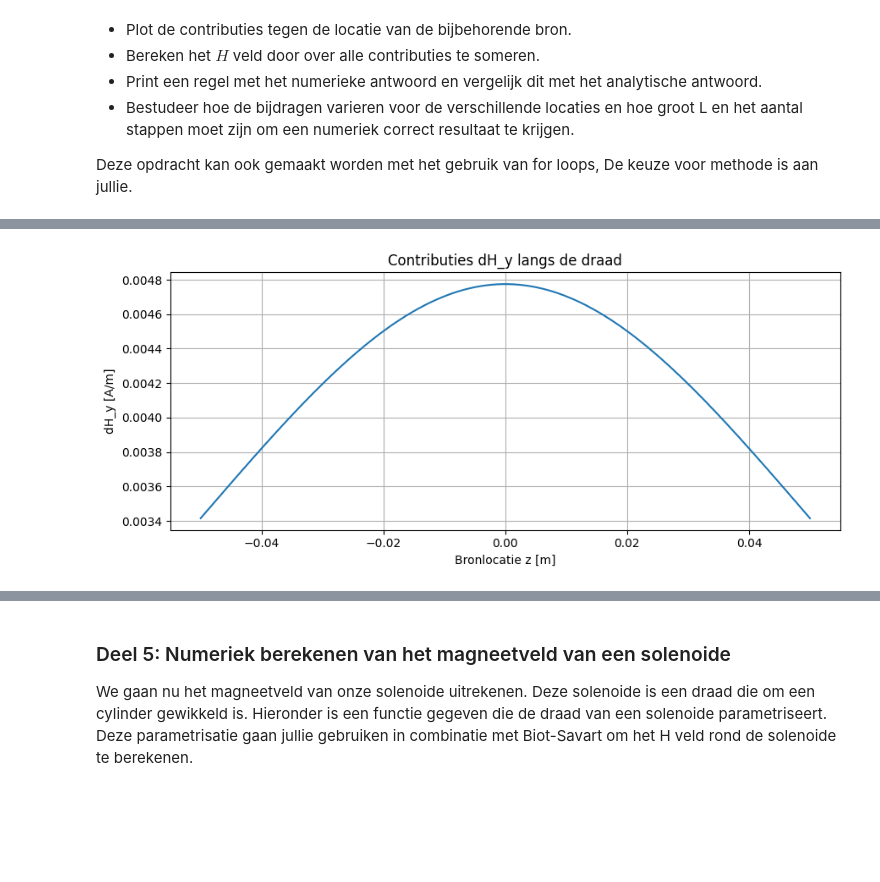
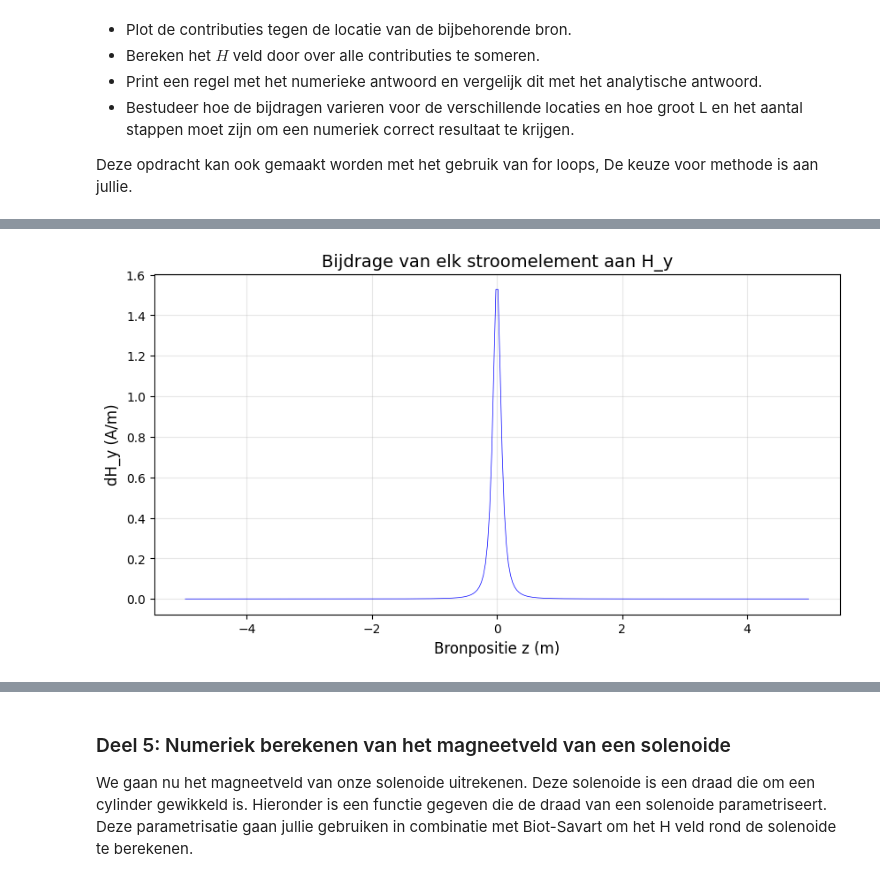
Before and after one commit to OLvanVelze/opdrachten-DEF-D-OVV, a Jupyter notebook: DigitaleOntwerpopdrachten/2KrachtactuatorOpdracht/KrachtactuatorOpdracht.ipynb, the cells around one changed output, grey strips where cells are left out. Cells and saved outputs as stored; diff of their text form; code cells hidden in the pictures; blank space fills up the shorter version.

```diff
--- a/DigitaleOntwerpopdrachten/2KrachtactuatorOpdracht/KrachtactuatorOpdracht.ipynb
+++ b/DigitaleOntwerpopdrachten/2KrachtactuatorOpdracht/KrachtactuatorOpdracht.ipynb
@@ -343,20 +343,17 @@ L_draad = 0.1
 dl=np.array([0, 0, L_draad/64])
 r_field=np.array([0.1, 0, 0])
 r_source=np.array([0, 0, 0])
-I = 0.5
+I = 6
 
 
 
 def field_current_element(r_field, r_source, dl):
-    # r_field are coordinates at which we want to calculate the field
-    # r_source are coordinates of the current source
-    # dl is the vector of the length of the current element
-    # Gebruik np.cross om het uitproduct te berekenen
-
     dH = (I / (4 * np.pi)) * np.cross(dl, (r_field-r_source)) / (np.sqrt(np.sum((r_field - r_source)**2)))**3
     return dH
+
+
 analytical_answer=(I/4/np.pi)*(L_draad/64)/np.sum((r_field-r_source)**2) # een veld elementje.
 print('The analytical answer is ' + str(analytical_answer) + ' A/m in the y-direction')
 
-print('The numerical answer is is ' + str(field_current_element(r_field, r_source, dl)) + ' A/m')
+print('The numerical answer is is '+ str(field_current_element(r_field, r_source, dl))[12:-11] +  'A/m')
 # %% [output]
@@ -375,37 +372,52 @@ Nu gaan we met behulp van de numerieke implementatie van de wet van Biot-Savart
 
 Deze opdracht kan ook gemaakt worden met het gebruik van for loops, De keuze voor methode is aan jullie.
 # %%
-N= 1000
+def field_current_element(r_field, r_source, dl, I): # dezelfde functie, nu met I als parameter
+    r = r_field - r_source
+    r_magnitude = np.sqrt(np.sum(r**2))
+    dH = (I / (4 * np.pi)) * np.cross(dl, r) / (r_magnitude**3)
+    return dH
 
-# Bronposities: array van N punten langs de z-as
-z_sources = np.linspace(-L_draad/2, L_draad/2, N)
-dl_mag = L_draad / N                        # lengte van elk stukje
-dl = np.array([0, 0, dl_mag])              # richting langs z-as
+# Parameters
+I = 6.0
+L_draad = 10.0 # om oneindig lange draad te benaderen
+N_punten = 300
+r_field = np.array([0.1, 0, 0])
 
-# Bereken alle contributies dH
-dH_array = np.array([
-    field_current_element(r_field, np.array([0, 0, z]), dl)
-    for z in z_sources
-])
+# Berekening
+z_positions = np.linspace(-L_draad/2, L_draad/2, N_punten + 1)
+H_total = np.array([0.0, 0.0, 0.0])
+bron_locaties = []
+bijdragen_y = []
 
-# Plot de y-component van dH tegen de bronlocatie
-plt.figure(figsize=(9, 4))
-plt.plot(z_sources, dH_array[:, 1])
-plt.xlabel('Bronlocatie z [m]')
-plt.ylabel('dH_y [A/m]')
-plt.title('Contributies dH_y langs de draad')
-plt.grid(True)
-plt.tight_layout()
+for i in range(N_punten):
+    z_mid = (z_positions[i] + z_positions[i+1]) / 2
+    r_source = np.array([0, 0, z_mid])
+    dz = z_positions[i+1] - z_positions[i]
+    dl = np.array([0, 0, dz])
+
+    dH = field_current_element(r_field, r_source, dl, I)
+    H_total += dH
+
+    bron_locaties.append(z_mid)
+    bijdragen_y.append(dH[1])
+
+# Analytisch
+s = 0.1
+H_analytisch = I / (2 * np.pi * s)
+
+# Resultaten
+
+print(f"Numeriek H: {H_total[1]:.6f} A/m")
+print(f"Analytisch H (oneindig lang): {H_analytisch:.6f} A/m")
+print(f"Relatieve fout: {abs(H_total[1]-H_analytisch)/H_analytisch*100:.4f}%")
+
+# Plot bijdragen
+plt.figure(figsize=(10, 5))
+plt.plot(bron_locaties, bijdragen_y, 'b-', linewidth=0.5)
+plt.xlabel('Bronpositie z (m)', fontsize=12)
+plt.ylabel('dH_y (A/m)', fontsize=12)
+plt.title('Bijdrage van elk stroomelement aan H_y', fontsize=14)
+plt.grid(True, alpha=0.3)
 plt.show()
-
-# Sommeer alle contributies → totaal H-veld
-H_total = np.sum(dH_array, axis=0)
-
-# Analytisch antwoord voor oneindige draad
-rho = np.sqrt(r_field[0]**2 + r_field[1]**2)   # loodrechte afstand tot draad
-H_analytical = I / (2 * np.pi * rho)
-
-print(f"Numeriek antwoord:   H = {H_total} A/m")
-print(f"Analytisch antwoord: H = {H_analytical:.5f} A/m in de y-richting")
-print(f"Relatieve fout:      {abs(H_total[1] - H_analytical)/H_analytical * 100:.3f} %")
 # %% [output]
@@ -412 +427 @@ print(f"Relatieve fout:      {abs(H_total[1] - H_analytical)/H_analytical * 100:
-[figure, old version]
+[figure, new version]
```
Also changed, not shown: parts of 6 cells of this notebook.
